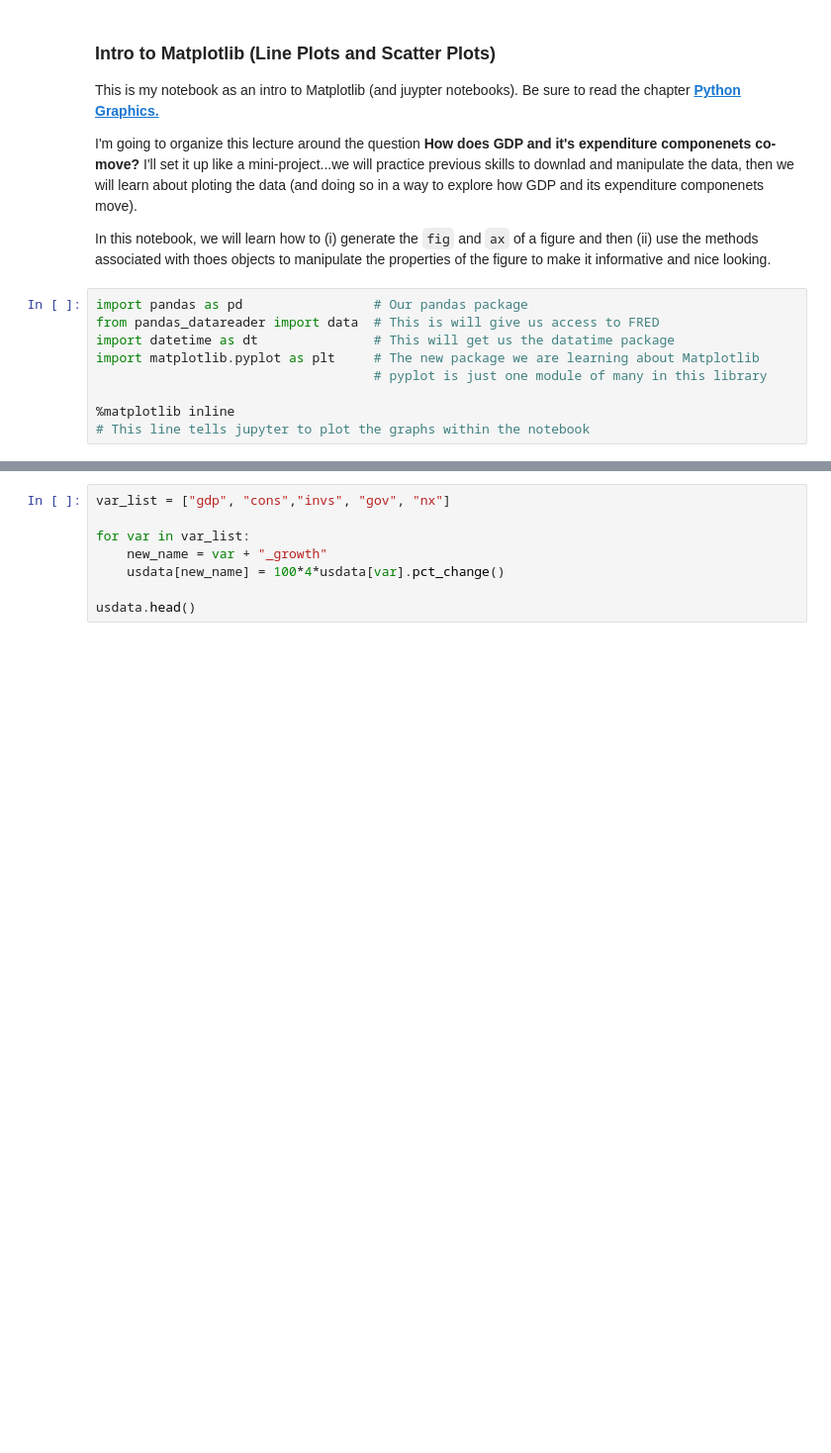
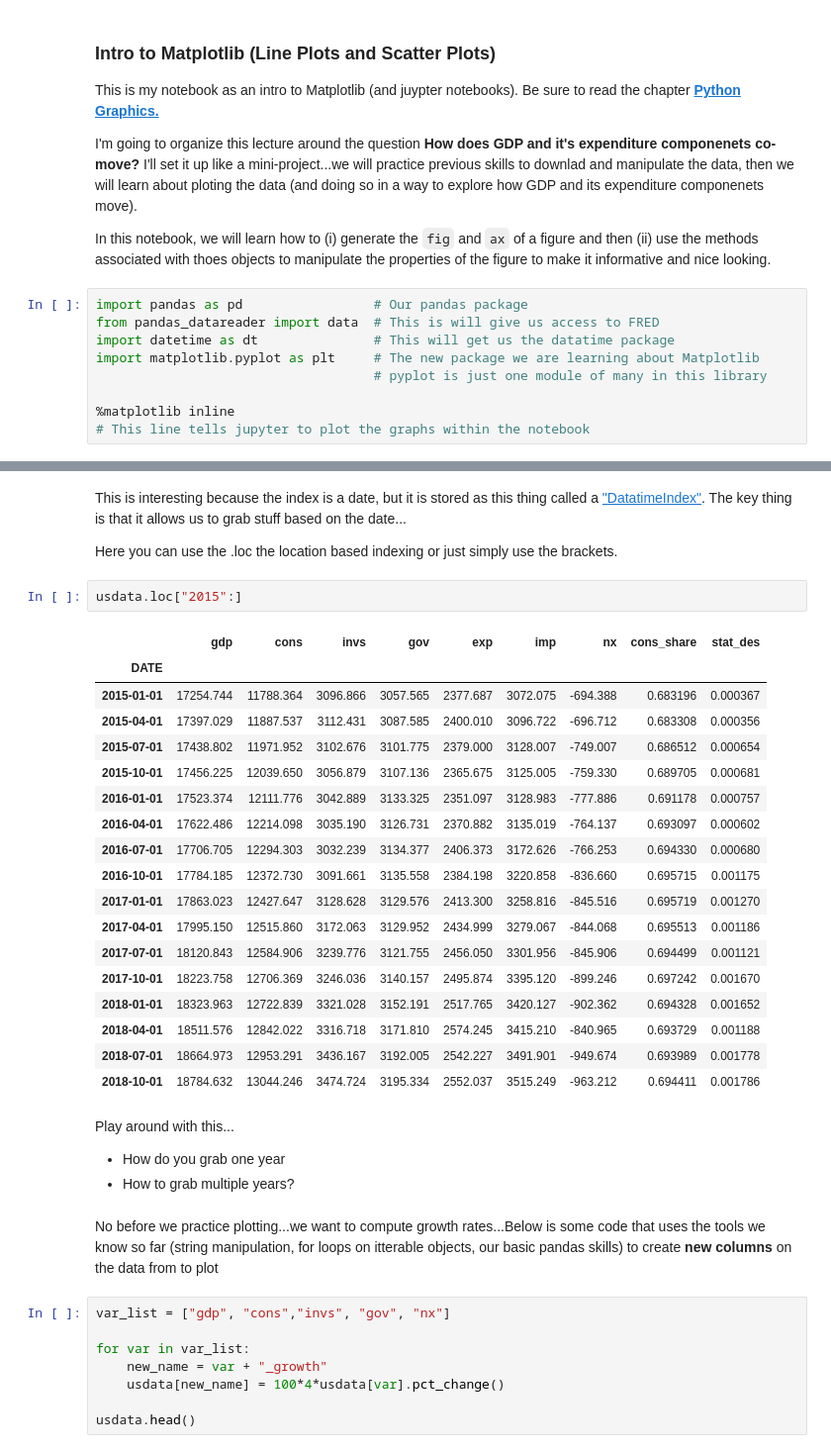
Before and after one commit to mwaugh0328/data_bootcamp_spring_2019, a Jupyter notebook: intro_to_matplotlib/clean/intro_matplotlib.ipynb, the cells around one changed output, grey strips where cells are left out. Shown at 99% size. Cells and saved outputs as stored; diff of their text form; blank space fills up the shorter version.

```diff
--- a/intro_to_matplotlib/clean/intro_matplotlib.ipynb
+++ b/intro_to_matplotlib/clean/intro_matplotlib.ipynb
@@ -86,3 +70,35 @@ DatetimeIndex(['2000-01-01', '2000-04-01', '2000-07-01', '2000-10-01',
+# %% [markdown]
+This is interesting because the index is a date, but it is stored as this thing called a ["DatatimeIndex"](https://pandas.pydata.org/pandas-docs/stable/reference/api/pandas.DatetimeIndex.html). The key thing is that it allows us to grab stuff based on the date...
+
+Here you can use the .loc the location based indexing or just simply use the brackets.
+# %%
+usdata.loc["2015":]
+# %% [output]
+|  | gdp | cons | invs | gov | exp | imp | nx | cons_share | stat_des |
+| DATE |  |  |  |  |  |  |  |  |  |
+| 2015-01-01 | 17254.744 | 11788.364 | 3096.866 | 3057.565 | 2377.687 | 3072.075 | -694.388 | 0.683196 | 0.000367 |
+| 2015-04-01 | 17397.029 | 11887.537 | 3112.431 | 3087.585 | 2400.010 | 3096.722 | -696.712 | 0.683308 | 0.000356 |
+| 2015-07-01 | 17438.802 | 11971.952 | 3102.676 | 3101.775 | 2379.000 | 3128.007 | -749.007 | 0.686512 | 0.000654 |
+| 2015-10-01 | 17456.225 | 12039.650 | 3056.879 | 3107.136 | 2365.675 | 3125.005 | -759.330 | 0.689705 | 0.000681 |
+| 2016-01-01 | 17523.374 | 12111.776 | 3042.889 | 3133.325 | 2351.097 | 3128.983 | -777.886 | 0.691178 | 0.000757 |
+| 2016-04-01 | 17622.486 | 12214.098 | 3035.190 | 3126.731 | 2370.882 | 3135.019 | -764.137 | 0.693097 | 0.000602 |
+| 2016-07-01 | 17706.705 | 12294.303 | 3032.239 | 3134.377 | 2406.373 | 3172.626 | -766.253 | 0.694330 | 0.000680 |
+| 2016-10-01 | 17784.185 | 12372.730 | 3091.661 | 3135.558 | 2384.198 | 3220.858 | -836.660 | 0.695715 | 0.001175 |
+| 2017-01-01 | 17863.023 | 12427.647 | 3128.628 | 3129.576 | 2413.300 | 3258.816 | -845.516 | 0.695719 | 0.001270 |
+| 2017-04-01 | 17995.150 | 12515.860 | 3172.063 | 3129.952 | 2434.999 | 3279.067 | -844.068 | 0.695513 | 0.001186 |
+| 2017-07-01 | 18120.843 | 12584.906 | 3239.776 | 3121.755 | 2456.050 | 3301.956 | -845.906 | 0.694499 | 0.001121 |
+| 2017-10-01 | 18223.758 | 12706.369 | 3246.036 | 3140.157 | 2495.874 | 3395.120 | -899.246 | 0.697242 | 0.001670 |
+| 2018-01-01 | 18323.963 | 12722.839 | 3321.028 | 3152.191 | 2517.765 | 3420.127 | -902.362 | 0.694328 | 0.001652 |
+| 2018-04-01 | 18511.576 | 12842.022 | 3316.718 | 3171.810 | 2574.245 | 3415.210 | -840.965 | 0.693729 | 0.001188 |
+| 2018-07-01 | 18664.973 | 12953.291 | 3436.167 | 3192.005 | 2542.227 | 3491.901 | -949.674 | 0.693989 | 0.001778 |
+| 2018-10-01 | 18784.632 | 13044.246 | 3474.724 | 3195.334 | 2552.037 | 3515.249 | -963.212 | 0.694411 | 0.001786 |
+# %% [markdown]
+Play around with this...
+
+- How do you grab one year
+- How to grab multiple years?
+# %% [markdown]
+No before we practice plotting...we want to compute growth rates...Below is some code that uses the tools we know so far (string manipulation, for loops on itterable objects, our basic pandas skills) to create **new columns** on the data from to plot
 # %%
 var_list = ["gdp", "cons","invs", "gov", "nx"]
 
```
Also changed, not shown: parts of 17 cells of this notebook.
